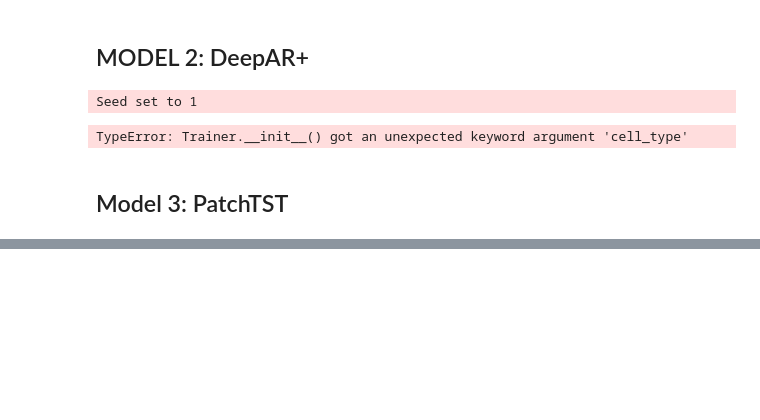
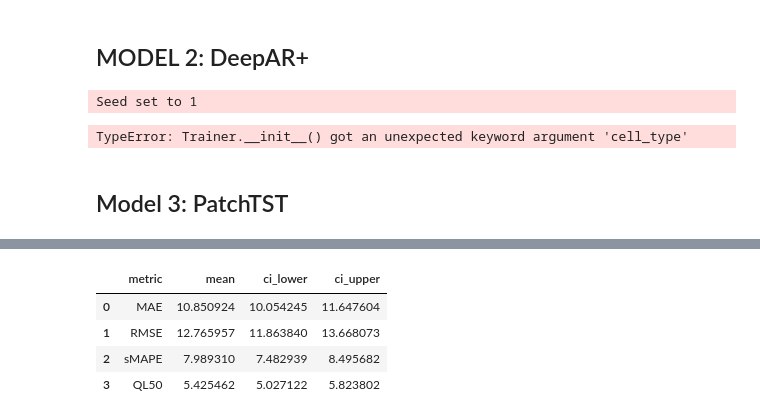
Before and after one commit to shakson-isaac/CGMvm, a Jupyter notebook: CompareModels/nixtla.ipynb, the cells around one changed output, grey strips where cells are left out. Saved outputs shown, nothing was run; the diff lists cells and outputs as text; code cells hidden in the pictures; blank space fills up the shorter version.

```diff
--- a/CompareModels/nixtla.ipynb
+++ b/CompareModels/nixtla.ipynb
@@ -253,7 +250,9 @@ model = NBEATSx(
     mlp_units=[[512,512]]*4,
     max_steps=1000,
     learning_rate=1e-3,
-    early_stop_patience_steps=100
+    early_stop_patience_steps=100,
+    start_padding_enabled=True,
+    step_size=1               # slide by one time-step
 )
 
 
@@ -519,0 +914,34 @@ TypeError: Trainer.__init__() got an unexpected keyword argument 'cell_type'
+# %%
+# Get the average MAE, RMSE, sMAPE, QL20, QL80 (remembr that unique_id is a categorical)
+import pandas as pd
+import numpy as np
+
+# Assume metrics_df is already in the environment with columns:
+# ["unique_id", "MAE", "RMSE", "sMAPE", "QL20", "QL80"]
+
+# Compute mean and 95% confidence intervals for each metric
+n = len(metrics)
+z = 1.96  # for 95% CI
+
+summary = []
+for col in ["MAE", "RMSE", "sMAPE", "QL50"]:
+    mean_val = metrics[col].mean()
+    se = metrics[col].std(ddof=1) / np.sqrt(n)
+    ci_lower = mean_val - z * se
+    ci_upper = mean_val + z * se
+    summary.append({
+        "metric": col,
+        "mean": mean_val,
+        "ci_lower": ci_lower,
+        "ci_upper": ci_upper
+    })
+
+summary_df = pd.DataFrame(summary)
+# %%
+summary_df
+# %% [output]
+|  | metric | mean | ci_lower | ci_upper |
+| 0 | MAE | 10.850924 | 10.054245 | 11.647604 |
+| 1 | RMSE | 12.765957 | 11.863840 | 13.668073 |
+| 2 | sMAPE | 7.989310 | 7.482939 | 8.495682 |
+| 3 | QL50 | 5.425462 | 5.027122 | 5.823802 |
```
Also changed, not shown: parts of 8 cells of this notebook, 20 other files.
